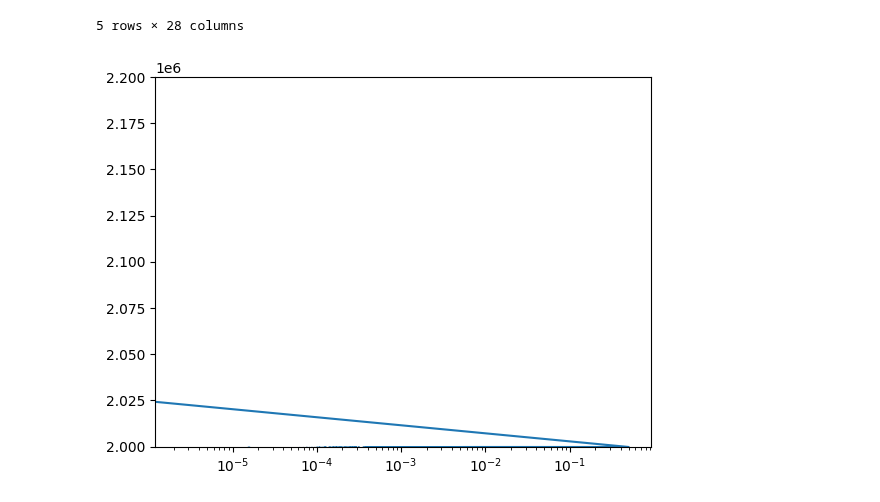
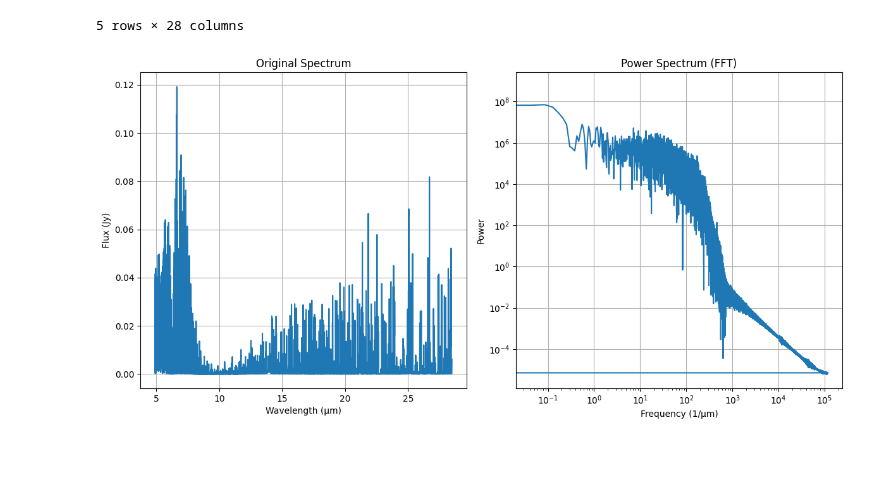
Before and after one commit to nielsklerk/BRP, a Jupyter notebook: Fourier.ipynb, the cells around one changed output. Saved outputs shown, nothing was run; the diff lists cells and outputs as text; code cells hidden in the pictures; blank space fills up the shorter version.

```diff
--- a/Fourier.ipynb
+++ b/Fourier.ipynb
@@ -25,18 +26,57 @@ df.head()
 # %%
 species = ['atomic', 'C2H2', 'CO', 'CO2', 'H2O', 'HCN','NH3', 'NO', 'O2', 'OH']
 total = None
 NH3_freq = np.fft.fftfreq(len(df[f'FLiTs NH3 Flux'].values[0]))
 NH3_fft = np.fft.fft(df[f'FLiTs NH3 Flux'].values[0])
 total = np.zeros_like(NH3_fft)
-for specie in species:
-    X = np.fft.fftfreq(len(df[f'FLiTs {specie} Flux'].values[0]))
-    Y = np.fft.fft(df[f'FLiTs {specie} Flux'].values[0])
-    new_fft = np.interp(NH3_freq, X, Y)
-    total += (np.abs(new_fft) - np.abs(NH3_fft))**2
-plt.plot(NH3_freq, total)
-# plt.legend()
+# model = df['Model Name'][i]
+# for specie in species:
+model = df['Model Name'][0]
+specie_wl = df.loc[df['Model Name'] == model, f'FLiTs Wavelength'].values[0].copy()
+specie_flux = df.loc[df['Model Name'] == model, f'FLiTs Flux'].values[0].copy()
+new_wavelength = np.linspace(np.min(specie_wl), np.max(specie_wl), num=len(specie_wl)*10)
+interpolate_func = interp1d(specie_wl, specie_flux, kind='linear', fill_value="extrapolate")
+new_flux = interpolate_func(new_wavelength)
+# plt.plot(new_wavelength, new_flux)
+# # plt.title(f'{specie} Flux')
+# plt.show()
+# plt.plot(NH3_freq, total)
+# # plt.legend()
+# plt.xscale('log')
+# # plt.ylim(2e6, 2.2e6)
+# plt.show()
+N = len(new_flux)
+flux_fft = np.fft.fft(new_flux)
+
+# Corresponding frequency values (1/μm, based on wavelength grid)
+d_lambda = new_wavelength[1] - new_wavelength[0]  # Wavelength spacing (in microns)
+frequencies = np.fft.fftfreq(N, d_lambda)  # Frequency values in 1/μm
+
+# Power Spectrum (magnitude of FFT)
+power_spectrum = np.abs(flux_fft)**2
+
+# Plot the original spectrum and its power spectrum
+plt.figure(figsize=(12, 6))
+
+# Plot original spectrum
+plt.subplot(1, 2, 1)
+plt.plot(new_wavelength, new_flux, label="Original Spectrum")
+plt.xlabel("Wavelength (μm)")
+plt.ylabel("Flux (Jy)")
+plt.title("Original Spectrum")
+plt.grid()
+
+# Plot power spectrum (frequency domain)
+plt.subplot(1, 2, 2)
+plt.plot(frequencies, power_spectrum)
+plt.xlabel("Frequency (1/μm)")
+plt.ylabel("Power")
+plt.title("Power Spectrum (FFT)")
 plt.xscale('log')
-plt.ylim(2e6, 2.2e6)
+plt.yscale('log')
+plt.grid()
+
+plt.tight_layout()
 plt.show()
 # %% [output]
-[figure, old version]
+[figure, new version]
```
Also changed, not shown: parts of 3 cells of this notebook, 2 other files.
